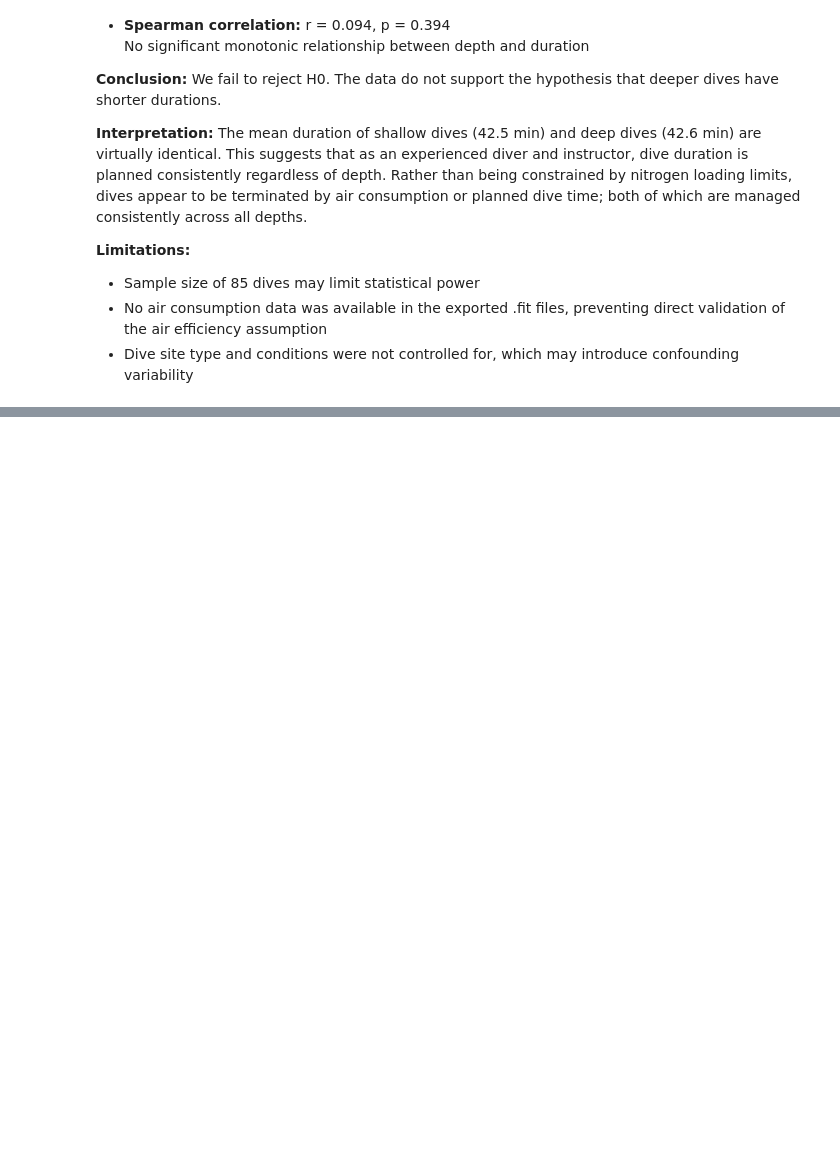
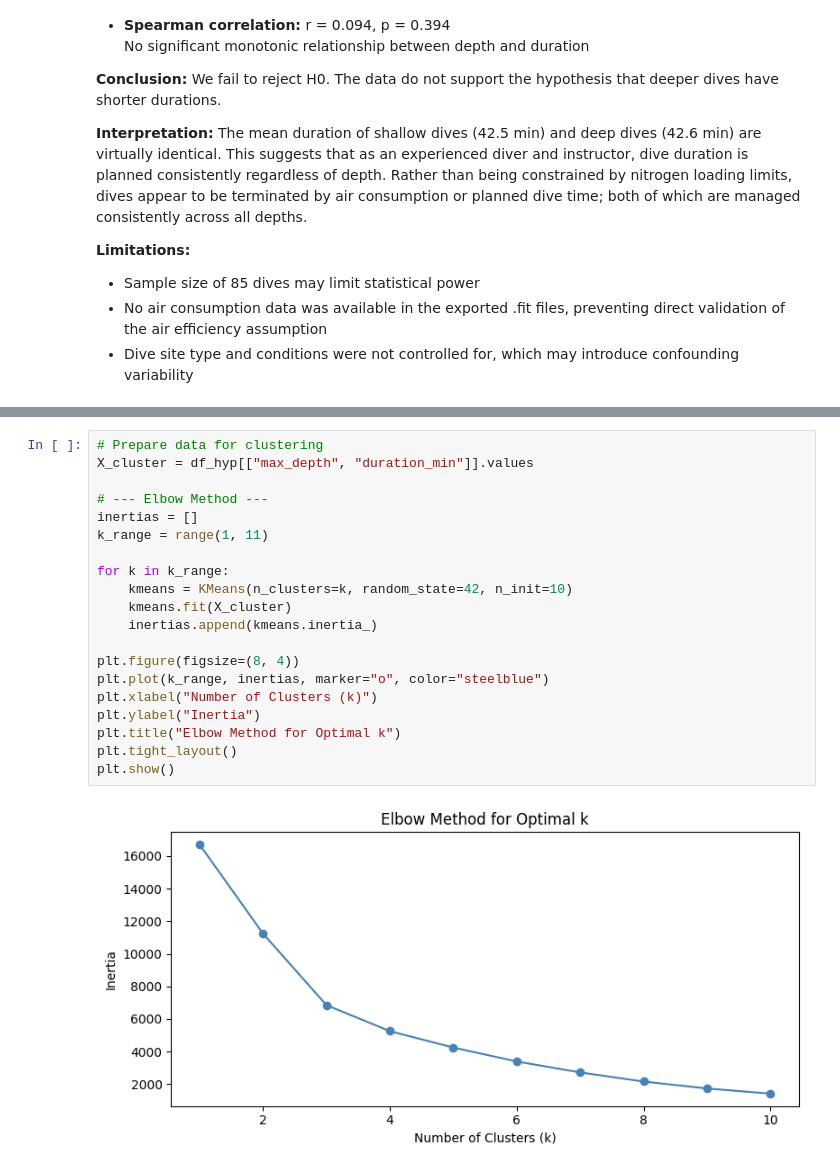
Before and after one commit to aksel-unlu/DSA210_MyProject, a Jupyter notebook: analysis.ipynb, the cells around one changed output, grey strips where cells are left out. Drawn from its saved outputs; the diff is of its cells as text; blank space fills up the shorter version.

```diff
--- a/analysis.ipynb
+++ b/analysis.ipynb
@@ -166,0 +253,22 @@ No significant monotonic relationship between depth and duration
+# %%
+# Prepare data for clustering
+X_cluster = df_hyp[["max_depth", "duration_min"]].values
+
+# --- Elbow Method ---
+inertias = []
+k_range = range(1, 11)
+
+for k in k_range:
+    kmeans = KMeans(n_clusters=k, random_state=42, n_init=10)
+    kmeans.fit(X_cluster)
+    inertias.append(kmeans.inertia_)
+
+plt.figure(figsize=(8, 4))
+plt.plot(k_range, inertias, marker="o", color="steelblue")
+plt.xlabel("Number of Clusters (k)")
+plt.ylabel("Inertia")
+plt.title("Elbow Method for Optimal k")
+plt.tight_layout()
+plt.show()
+# %% [output]
+[figure, added]
```
Also changed, not shown: parts of 9 cells of this notebook.
